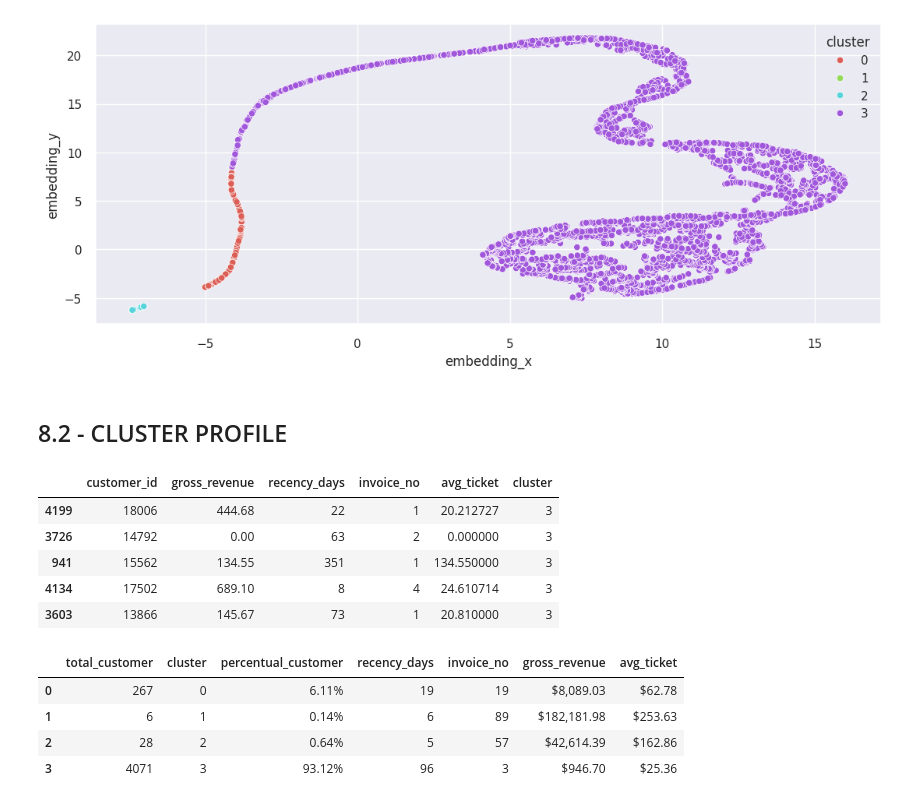
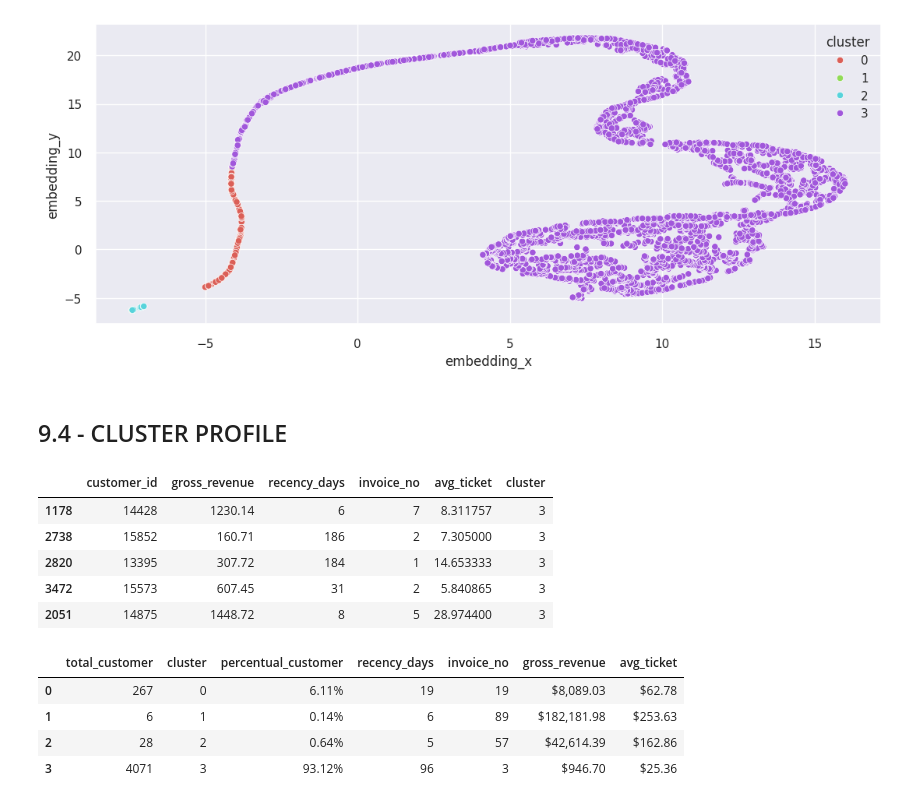
Before and after one commit to erickvieiras/customer_loyalty_program, a Jupyter notebook: notebook/clustering_v3.0.ipynb, the cells around one changed output. Drawn from its saved outputs; the diff is of its cells as text; code cells hidden in the pictures.

```diff
--- a/notebook/clustering_v3.0.ipynb
+++ b/notebook/clustering_v3.0.ipynb
@@ -277,7 +335,7 @@ df_frequency = df4[['customer_id', 'invoice_no']].drop_duplicates().groupby('cus
 df_reference = pd.merge(df_reference, df_frequency, on = 'customer_id', how = 'left')
 # %%
 #average ticket
-df_ticket = df4[['customer_id', 'gross_revenue']].groupby('customer_id').mean().reset_index().rename(columns = {'gross_revenue': 'avg_ticket'})
+df_ticket = df5[['customer_id', 'gross_revenue']].groupby('customer_id').mean().reset_index().rename(columns = {'gross_revenue': 'avg_ticket'})
 df_reference = pd.merge(df_reference, df_ticket, on =  'customer_id', how = 'left')
 # %%
 df_reference.head(10)
@@ -298,3 +356,3 @@ df_reference.head(10)
 # %%
-df5 = df_reference.copy()
+df6 = df_reference.copy()
 # %% [markdown]
@@ -302,5 +360,5 @@ df5 = df_reference.copy()
 # %%
-x = df5.drop(columns = ['customer_id'])
+x = df6.drop(columns = ['customer_id'])
 # %%
 cluster = list(range(2,8))
 # %% [markdown]
@@ -377,7 +435,7 @@ Silhouette Score Value: 0.8139969114940825
 # %%
-df8 = df5.copy()
-df8['cluster'] = labels
-df8.head(10)
+df9 = df6.copy()
+df9['cluster'] = labels
+df9.head(10)
 # %% [output]
 |  | customer_id | gross_revenue | recency_days | invoice_no | avg_ticket | cluster |
 | 0 | 17850 | 5288.63 | 301 | 35 | 16.950737 | 0 |
@@ -426,15 +484,15 @@ plt.show()
 # %% [output]
 [figure]
 # %% [markdown]
-## 8.2 - CLUSTER PROFILE
+## 9.4 - CLUSTER PROFILE
 # %%
-df8.sample(5)
+df9.sample(5)
 # %% [output]
 |  | customer_id | gross_revenue | recency_days | invoice_no | avg_ticket | cluster |
-| 4199 | 18006 | 444.68 | 22 | 1 | 20.212727 | 3 |
-| 3726 | 14792 | 0.00 | 63 | 2 | 0.000000 | 3 |
-| 941 | 15562 | 134.55 | 351 | 1 | 134.550000 | 3 |
-| 4134 | 17502 | 689.10 | 8 | 4 | 24.610714 | 3 |
-| 3603 | 13866 | 145.67 | 73 | 1 | 20.810000 | 3 |
+| 1178 | 14428 | 1230.14 | 6 | 7 | 8.311757 | 3 |
+| 2738 | 15852 | 160.71 | 186 | 2 | 7.305000 | 3 |
+| 2820 | 13395 | 307.72 | 184 | 1 | 14.653333 | 3 |
+| 3472 | 15573 | 607.45 | 31 | 2 | 5.840865 | 3 |
+| 2051 | 14875 | 1448.72 | 8 | 5 | 28.974400 | 3 |
 # %%
 # Percentual of customers of each cluster
```
Also changed, not shown: parts of 36 cells of this notebook.
